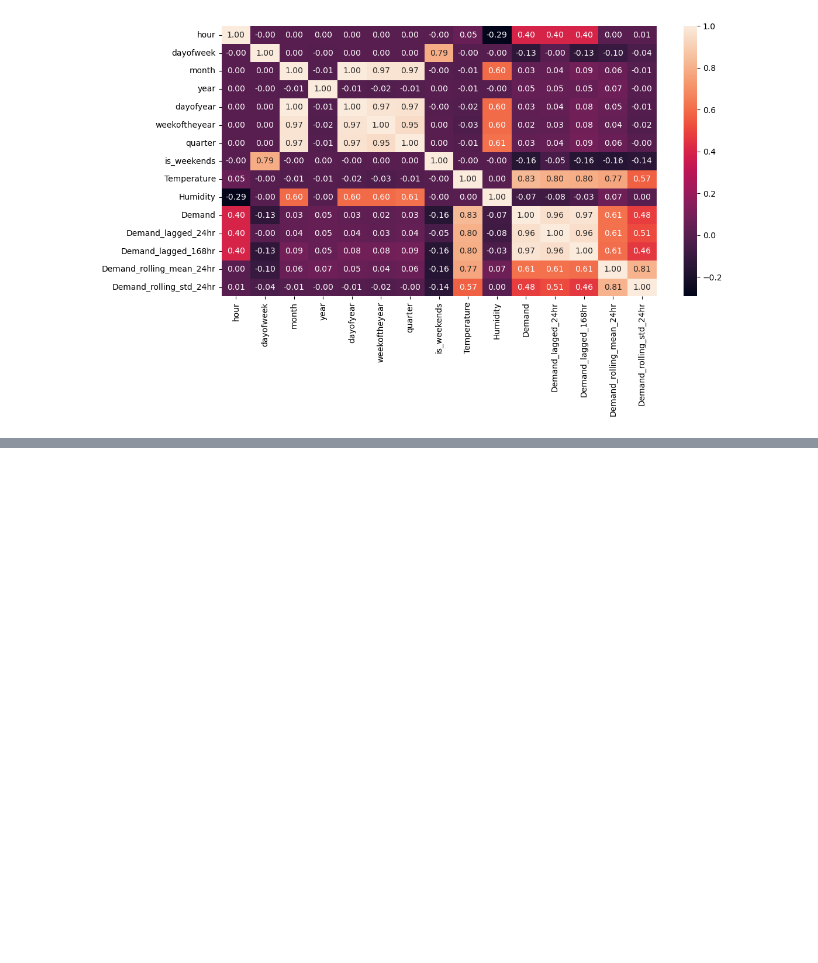
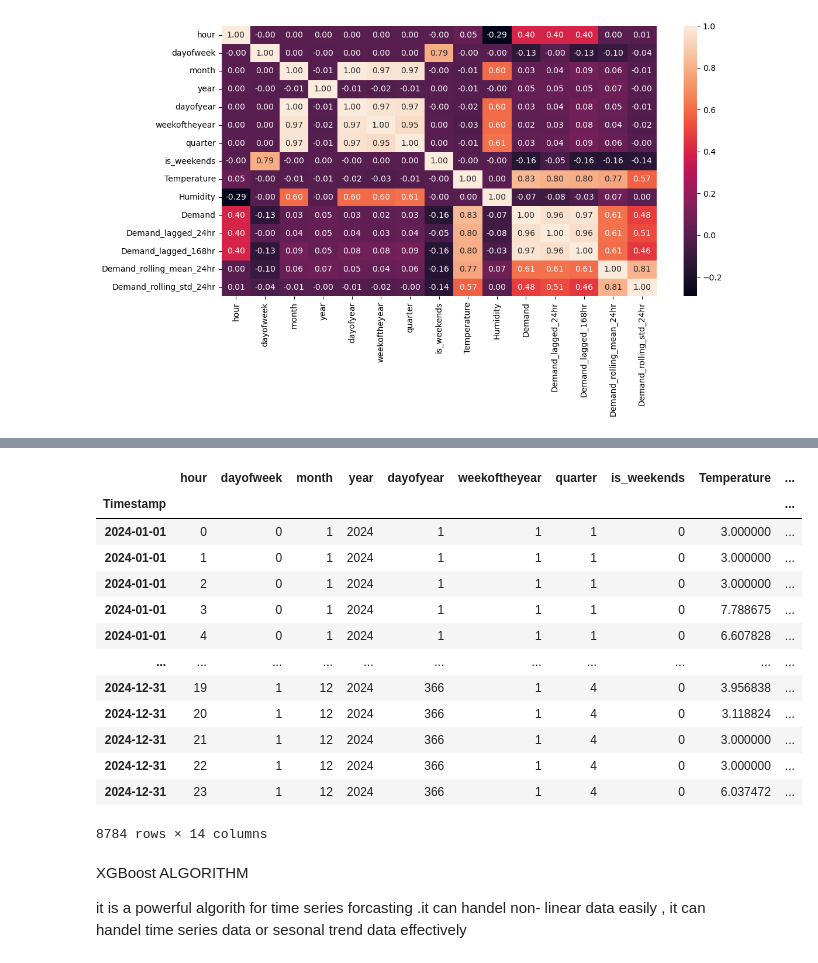
Before and after one commit to rohansaha636/Electricity-Demand-Prediction-Machine-Learning-Model, a Jupyter notebook: Electricity_Demand_Prediction_Machine_Learning_Model.ipynb, the cells around one changed output, grey strips where cells are left out. Saved outputs shown, nothing was run; the diff lists cells and outputs as text; code cells hidden in the pictures; blank space fills up the shorter version.

```diff
--- a/Electricity_Demand_Prediction_Machine_Learning_Model.ipynb
+++ b/Electricity_Demand_Prediction_Machine_Learning_Model.ipynb
@@ -537,0 +631,21 @@ plt.show()
+# %%
+x_test
+# %% [output]
+|  | hour | dayofweek | month | year | dayofyear | weekoftheyear | quarter | is_weekends | Temperature | ... |
+| Timestamp |  |  |  |  |  |  |  |  |  | ... |
+| 2024-01-01 | 0 | 0 | 1 | 2024 | 1 | 1 | 1 | 0 | 3.000000 | ... |
+| 2024-01-01 | 1 | 0 | 1 | 2024 | 1 | 1 | 1 | 0 | 3.000000 | ... |
+| 2024-01-01 | 2 | 0 | 1 | 2024 | 1 | 1 | 1 | 0 | 3.000000 | ... |
+| 2024-01-01 | 3 | 0 | 1 | 2024 | 1 | 1 | 1 | 0 | 7.788675 | ... |
+| 2024-01-01 | 4 | 0 | 1 | 2024 | 1 | 1 | 1 | 0 | 6.607828 | ... |
+| ... | ... | ... | ... | ... | ... | ... | ... | ... | ... | ... |
+| 2024-12-31 | 19 | 1 | 12 | 2024 | 366 | 1 | 4 | 0 | 3.956838 | ... |
+| 2024-12-31 | 20 | 1 | 12 | 2024 | 366 | 1 | 4 | 0 | 3.118824 | ... |
+| 2024-12-31 | 21 | 1 | 12 | 2024 | 366 | 1 | 4 | 0 | 3.000000 | ... |
+| 2024-12-31 | 22 | 1 | 12 | 2024 | 366 | 1 | 4 | 0 | 3.000000 | ... |
+| 2024-12-31 | 23 | 1 | 12 | 2024 | 366 | 1 | 4 | 0 | 6.037472 | ... |
+8784 rows × 14 columns
+# %% [markdown]
+XGBoost ALGORITHM
+
+it is a powerful algorith for time series forcasting .it can handel non- linear data easily  , it can handel time series  data or sesonal trend data effectively
```
Also changed, not shown: parts of 25 cells of this notebook, 3 other files.
